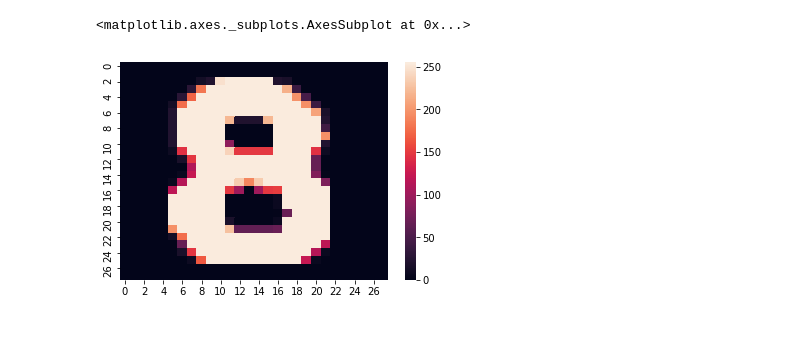
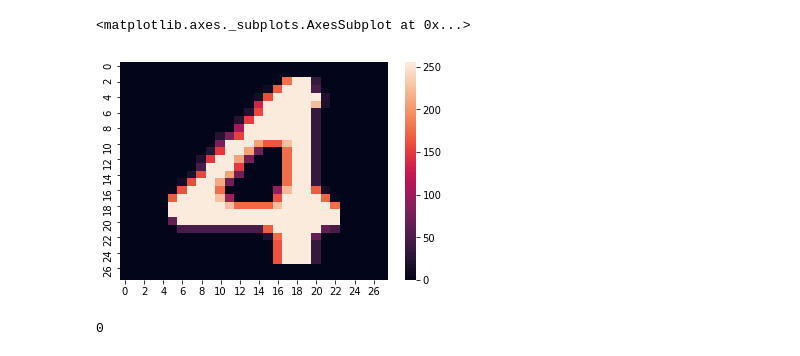
Before and after one commit to ilsenatorov/sudoku, a Jupyter notebook: test.ipynb, the cells around one changed output. Cells and saved outputs as stored; diff of their text form; code cells hidden in the pictures.

```diff
--- a/test.ipynb
+++ b/test.ipynb
@@ -161,7 +162,7 @@ def extract_digit(img, rect, size):
 def get_digits(img, squares, size):
     """Extracts digits from their cells and builds an array"""
     digits = []
-    img = pre_process_image(img.copy(), dilate=True)
+    img = pre_process_image(img.copy(), dilate=False)
     for square in squares:
         digits.append(extract_digit(img, square, size))
     return digits
@@ -179,5 +186,5 @@ sns.heatmap(cropped)
 # %%
-sns.heatmap(digits[4])
+sns.heatmap(digits[5])
 # %% [output]
 <matplotlib.axes._subplots.AxesSubplot at 0x...>
-[figure, old version]
+[figure, new version]
@@ -183,0 +197,4 @@ sns.heatmap(digits[4])
+# %%
+digits[0].sum()
+# %% [output]
+0
```
Also changed, not shown: parts of 8 cells of this notebook, 9 other files.
